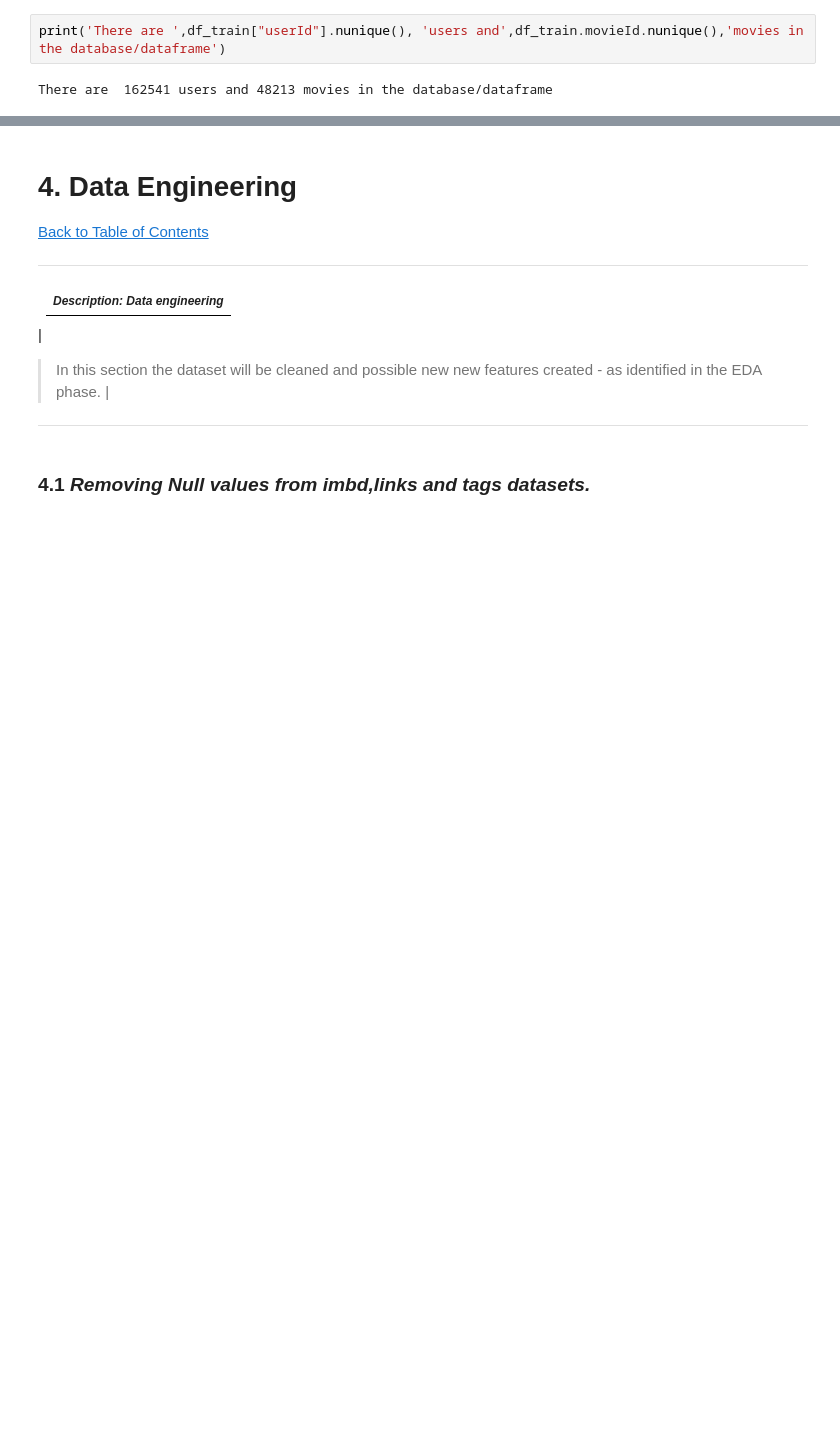
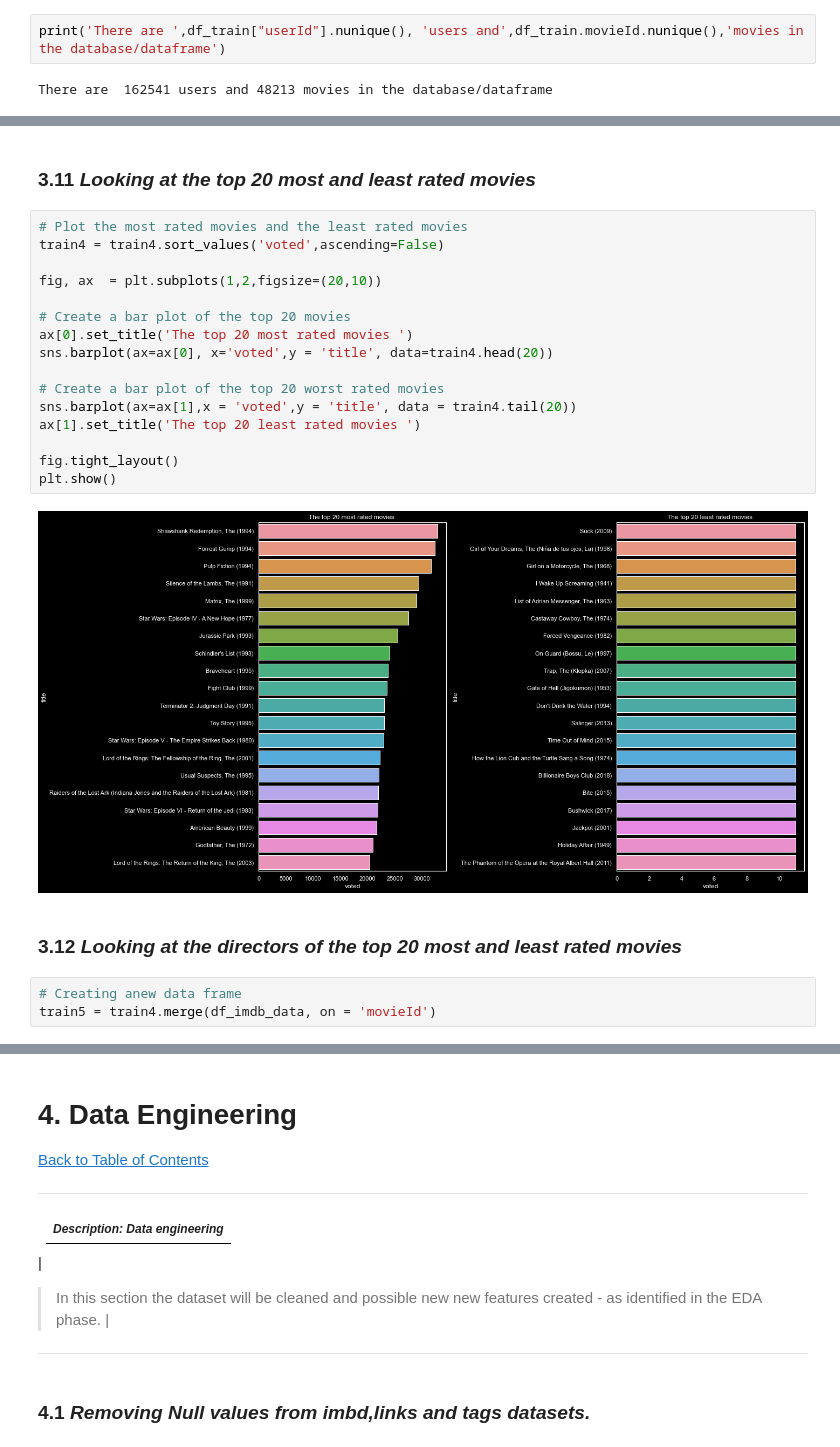
Before and after one commit to CaitMc/Team_ES2_Unsupervised_Predict, a Jupyter notebook: Team ES2 Unsupervised Predict.ipynb, the cells around one changed output, grey strips where cells are left out. Saved outputs shown, nothing was run; the diff lists cells and outputs as text; blank space fills up the shorter version.

```diff
--- a/Team ES2 Unsupervised Predict.ipynb
+++ b/Team ES2 Unsupervised Predict.ipynb
@@ -696,0 +833,25 @@ ValueError: Could not interpret value `avg_rating` for parameter `x`
+# %% [markdown]
+### <a id="three.eleven"></a> 3.11 *Looking at the top 20 most and least rated movies*
+# %%
+# Plot the most rated movies and the least rated movies
+train4 = train4.sort_values('voted',ascending=False)
+
+fig, ax  = plt.subplots(1,2,figsize=(20,10))
+
+# Create a bar plot of the top 20 movies
+ax[0].set_title('The top 20 most rated movies ')
+sns.barplot(ax=ax[0], x='voted',y = 'title', data=train4.head(20))
+
+# Create a bar plot of the top 20 worst rated movies
+sns.barplot(ax=ax[1],x = 'voted',y = 'title', data = train4.tail(20))
+ax[1].set_title('The top 20 least rated movies ')
+
+fig.tight_layout()
+plt.show()
+# %% [output]
+[figure, added]
+# %% [markdown]
+### <a id="three.twelve"></a> 3.12 *Looking at the directors of the top 20 most and least rated movies*
+# %%
+# Creating anew data frame
+train5 = train4.merge(df_imdb_data, on = 'movieId')
```
Also changed, not shown: parts of 43 cells of this notebook.
